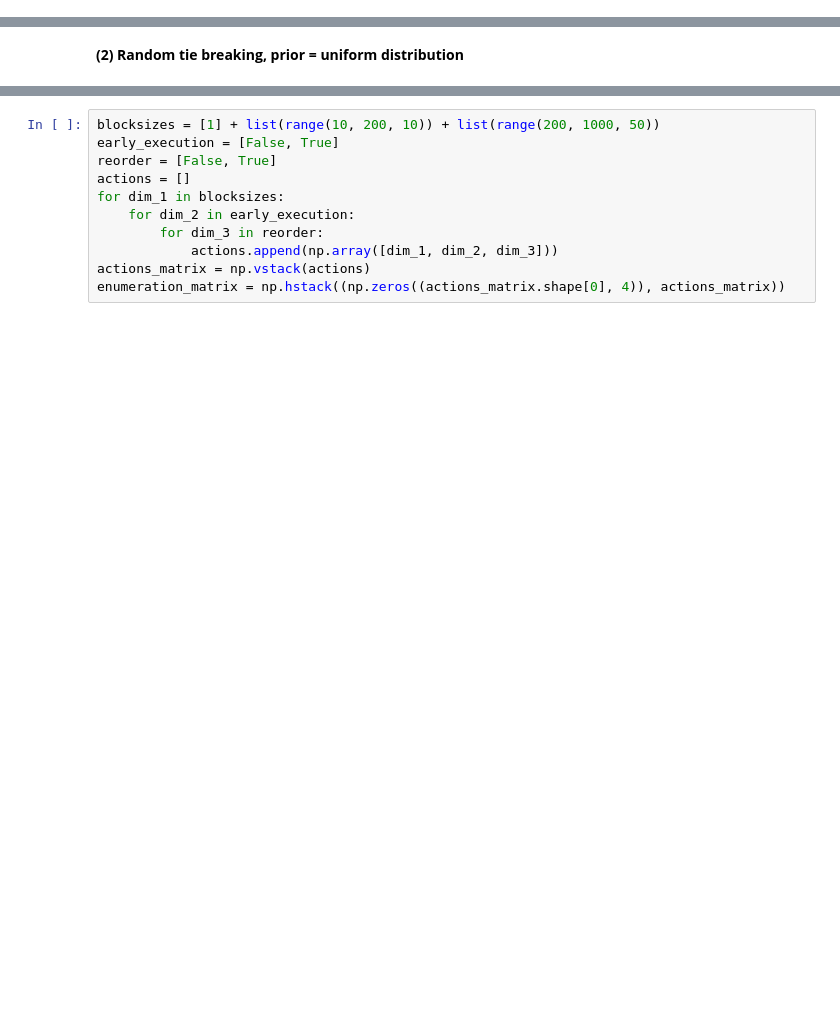
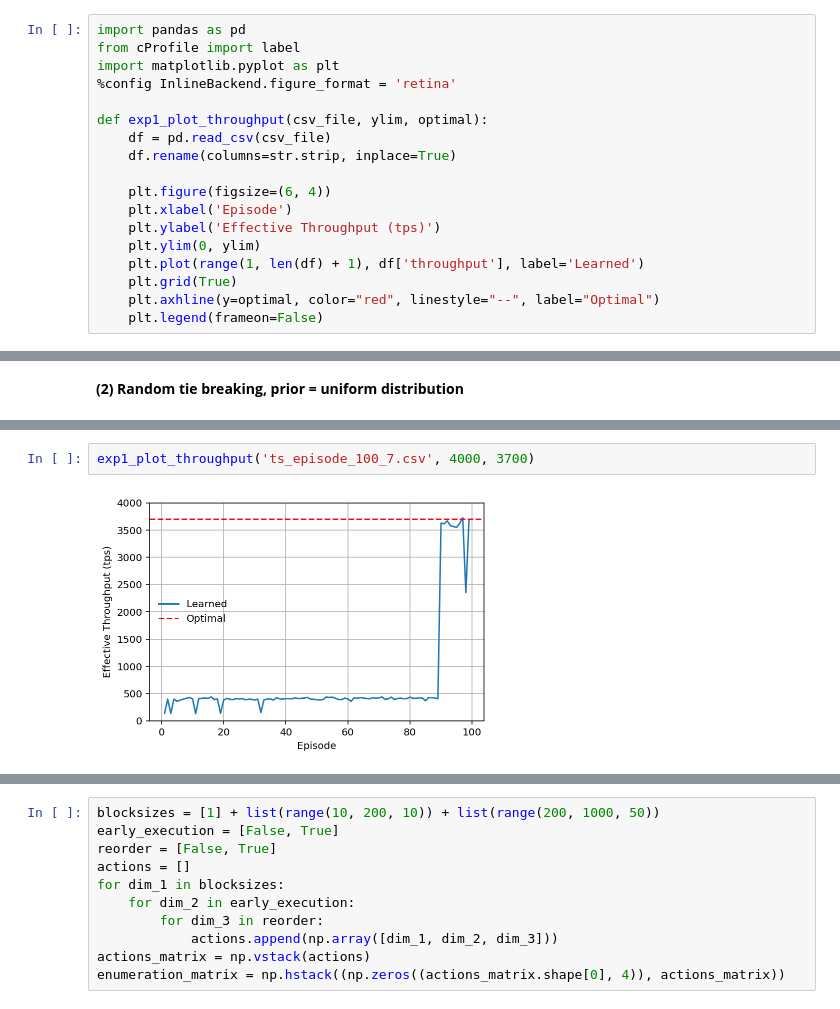
Before and after one commit to chenyuanwu/AdaChain, a Jupyter notebook: src/learning/visualization.ipynb, the cells around one changed output, grey strips where cells are left out. Drawn from its saved outputs; the diff is of its cells as text; blank space fills up the shorter version.

Commit message:
Results: updated visualization notebook

```diff
--- a/src/learning/visualization.ipynb
+++ b/src/learning/visualization.ipynb
@@ -1 +1,19 @@
+# %%
+import pandas as pd
+from cProfile import label
+import matplotlib.pyplot as plt
+%config InlineBackend.figure_format = 'retina'
+
+def exp1_plot_throughput(csv_file, ylim, optimal):
+    df = pd.read_csv(csv_file)
+    df.rename(columns=str.strip, inplace=True)
+
+    plt.figure(figsize=(6, 4))
+    plt.xlabel('Episode')
+    plt.ylabel('Effective Throughput (tps)')
+    plt.ylim(0, ylim)
+    plt.plot(range(1, len(df) + 1), df['throughput'], label='Learned')
+    plt.grid(True)
+    plt.axhline(y=optimal, color="red", linestyle="--", label="Optimal")
+    plt.legend(frameon=False)
 # %% [markdown]
@@ -96,0 +110,4 @@ plt.legend(frameon=False)
+# %%
+exp1_plot_throughput('ts_episode_100_7.csv', 4000, 3700)
+# %% [output]
+[figure, added]
```
Also changed, not shown: parts of 33 cells of this notebook.
